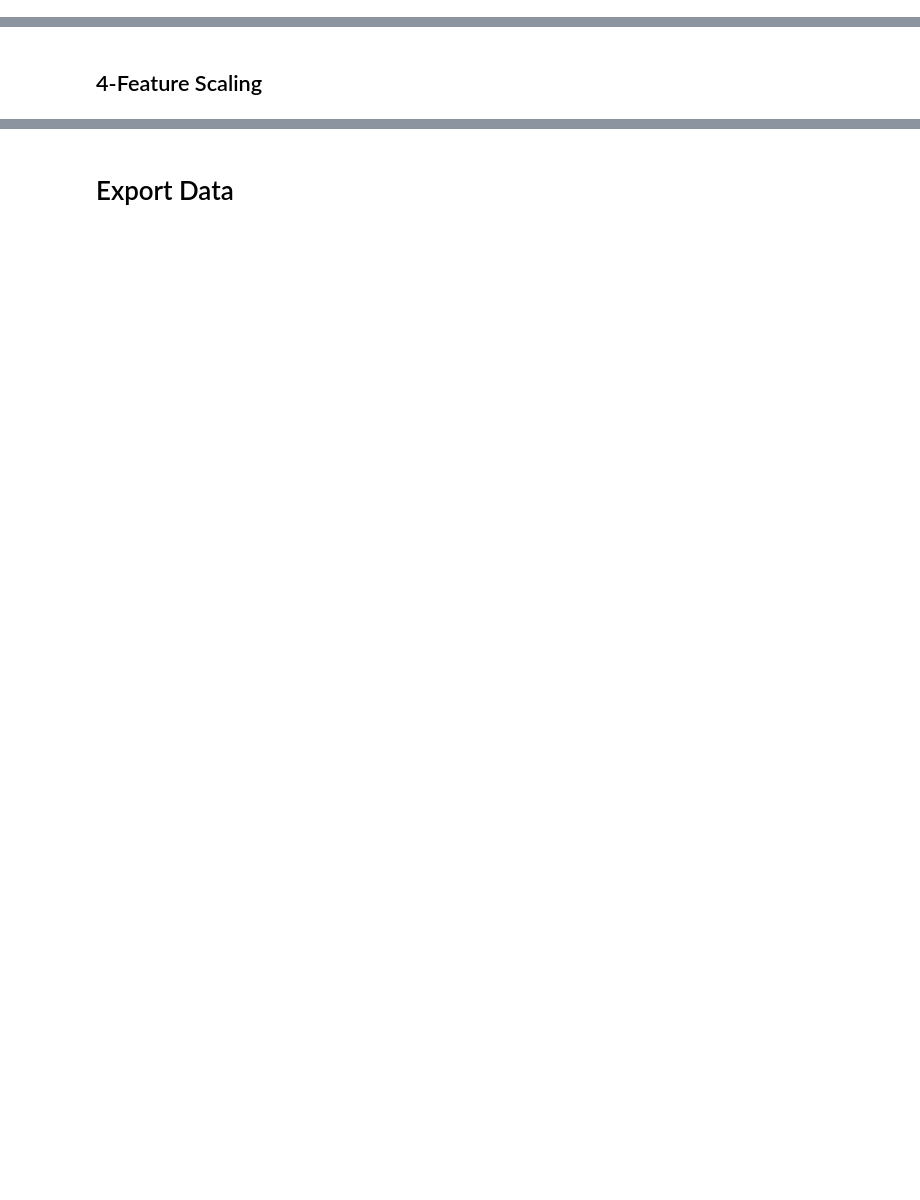
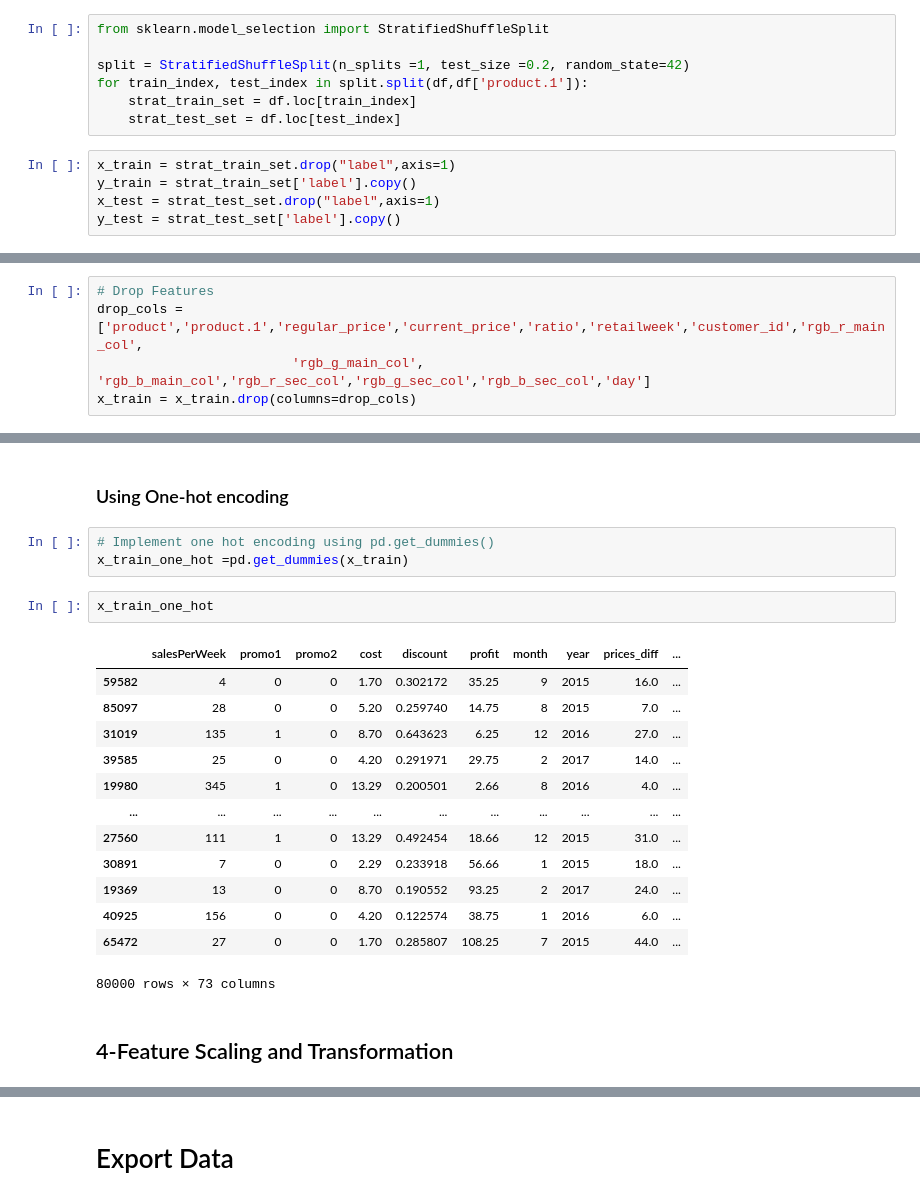
Before and after one commit to AlyAEE/Sports-Wear-Group-Classification-Project, a Jupyter notebook: Notebooks/03.Feature Engineering.ipynb, the cells around one changed output, grey strips where cells are left out. Saved outputs shown, nothing was run; the diff lists cells and outputs as text; blank space fills up the shorter version.

```diff
--- a/Notebooks/03.Feature Engineering.ipynb
+++ b/Notebooks/03.Feature Engineering.ipynb
@@ -7 +57,13 @@ EXPORT_PATH = "../data/processed/3_engineered_df.pkl"
+# %%
+from sklearn.model_selection import StratifiedShuffleSplit
+
+split = StratifiedShuffleSplit(n_splits =1, test_size =0.2, random_state=42)
+for train_index, test_index in split.split(df,df['product.1']):
+    strat_train_set = df.loc[train_index]
+    strat_test_set = df.loc[test_index]
+# %%
+x_train = strat_train_set.drop("label",axis=1)
+y_train = strat_train_set['label'].copy()
+x_test = strat_test_set.drop("label",axis=1)
+y_test = strat_test_set['label'].copy()
 # %% [markdown]
@@ -13,0 +114,5 @@ df = df.drop(columns='ratio')
+# %%
+# Drop Features
+drop_cols = ['product','product.1','regular_price','current_price','ratio','retailweek','customer_id','rgb_r_main_col',
+                         'rgb_g_main_col', 'rgb_b_main_col','rgb_r_sec_col','rgb_g_sec_col','rgb_b_sec_col','day']
+x_train = x_train.drop(columns=drop_cols)
@@ -14,2 +137,23 @@ df = df.drop(columns='ratio')
+# %% [markdown]
+### Using One-hot encoding
+# %%
+# Implement one hot encoding using pd.get_dummies()
+x_train_one_hot =pd.get_dummies(x_train)
+# %%
+x_train_one_hot
+# %% [output]
+|  | salesPerWeek | promo1 | promo2 | cost | discount | profit | month | year | prices_diff | ... |
+| 59582 | 4 | 0 | 0 | 1.70 | 0.302172 | 35.25 | 9 | 2015 | 16.0 | ... |
+| 85097 | 28 | 0 | 0 | 5.20 | 0.259740 | 14.75 | 8 | 2015 | 7.0 | ... |
+| 31019 | 135 | 1 | 0 | 8.70 | 0.643623 | 6.25 | 12 | 2016 | 27.0 | ... |
+| 39585 | 25 | 0 | 0 | 4.20 | 0.291971 | 29.75 | 2 | 2017 | 14.0 | ... |
+| 19980 | 345 | 1 | 0 | 13.29 | 0.200501 | 2.66 | 8 | 2016 | 4.0 | ... |
+| ... | ... | ... | ... | ... | ... | ... | ... | ... | ... | ... |
+| 27560 | 111 | 1 | 0 | 13.29 | 0.492454 | 18.66 | 12 | 2015 | 31.0 | ... |
+| 30891 | 7 | 0 | 0 | 2.29 | 0.233918 | 56.66 | 1 | 2015 | 18.0 | ... |
+| 19369 | 13 | 0 | 0 | 8.70 | 0.190552 | 93.25 | 2 | 2017 | 24.0 | ... |
+| 40925 | 156 | 0 | 0 | 4.20 | 0.122574 | 38.75 | 1 | 2016 | 6.0 | ... |
+| 65472 | 27 | 0 | 0 | 1.70 | 0.285807 | 108.25 | 7 | 2015 | 44.0 | ... |
+80000 rows × 73 columns
 # %% [markdown]
-## 4-Feature Scaling
+## 4-Feature Scaling and Transformation
```
Also changed, not shown: parts of 24 cells of this notebook, 4 other files.
